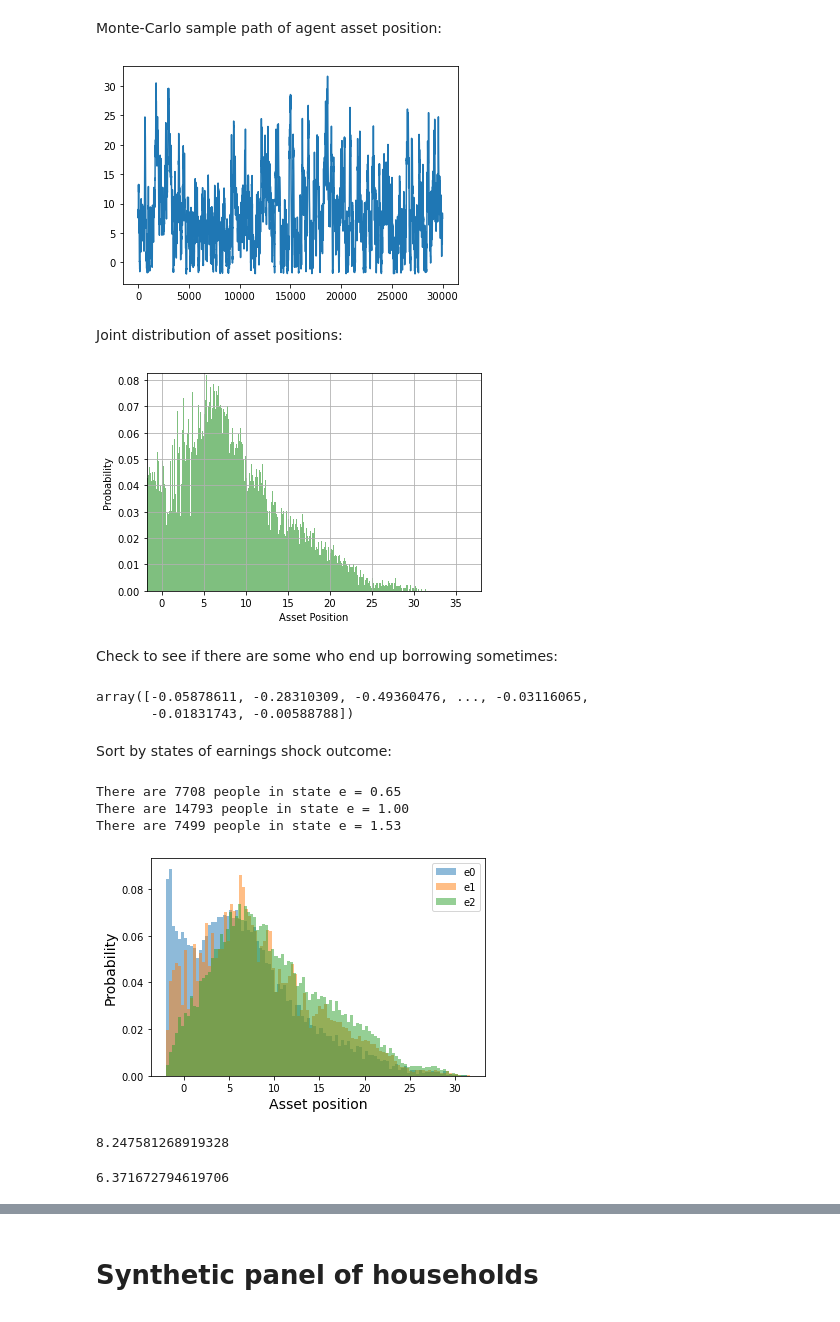
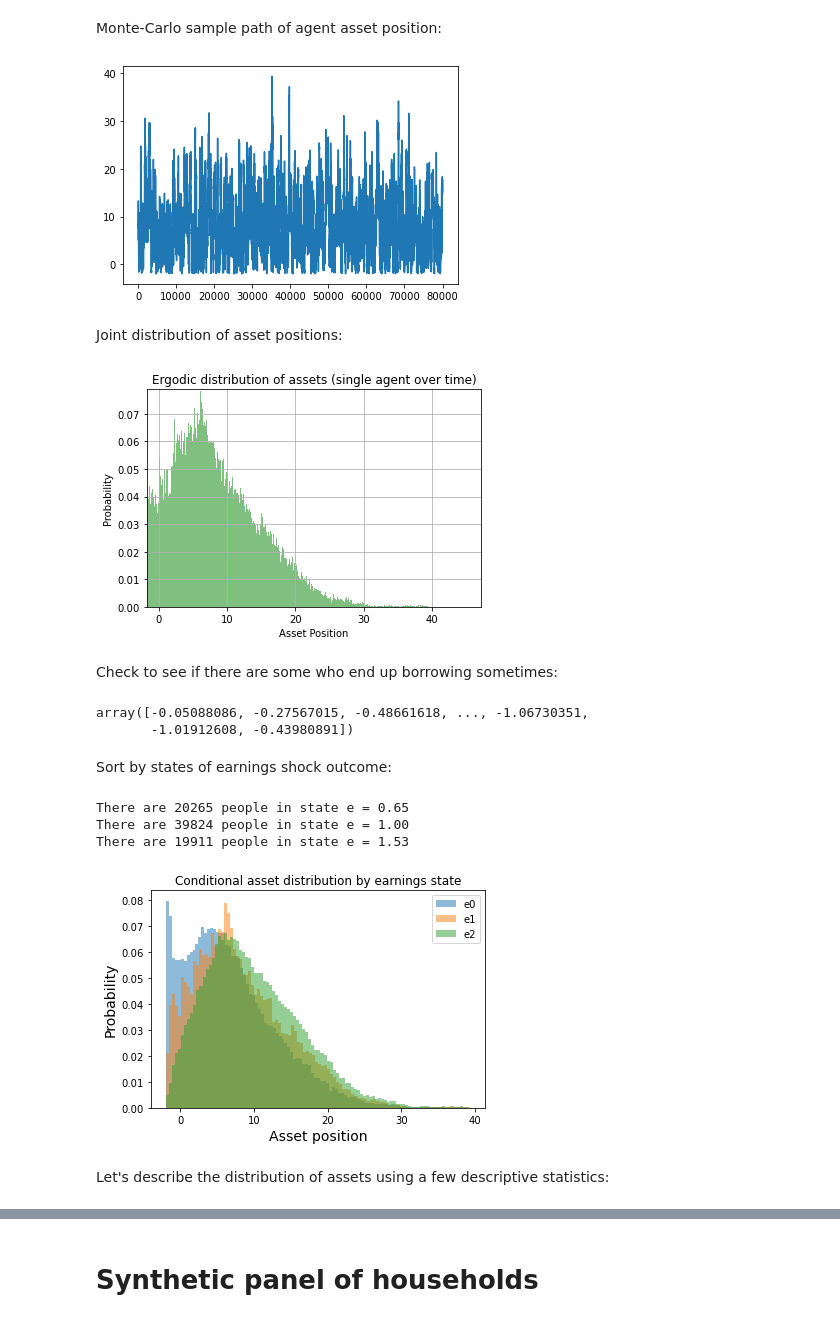
Before and after one commit to phantomachine/macroteoria, a Jupyter notebook: exercises11/Bewley-Aiyagari-Panel-Simulation.ipynb, the cells around one changed output, grey strips where cells are left out. Drawn from its saved outputs; the diff is of its cells as text; code cells hidden in the pictures.

```diff
--- a/exercises11/Bewley-Aiyagari-Panel-Simulation.ipynb
+++ b/exercises11/Bewley-Aiyagari-Panel-Simulation.ipynb
@@ -34,7 +38,7 @@ v, g = wham.Howard(params, display_howard=True)
 # %% [markdown]
 Simulate sample path given optimal policy $(a,e) \mapsto g(a,e)$:
 # %%
-apath, epath = wham.MonteCarloSimulation(g, T_sim=50000)
+apath, epath = wham.MonteCarloSimulation(g, T_sim=100000)
 # %% [markdown]
 ## Remove effect of initial conditions
 # %% [markdown]
@@ -92,7 +96,7 @@ plt.figure()
 plt.plot(apath_burn)
 plt.show()
 # %% [output]
-[figure, old version]
+[figure, new version]
 # %% [markdown]
 Joint distribution of asset positions:
 # %%
@@ -100,48 +104,49 @@ plt.figure()
 freq, bins = wham.ShowDistro(apath_burn)
 plt.show()
 # %% [output]
-[figure, old version]
+[figure, new version]
 # %% [markdown]
 Check to see if there are some who end up borrowing sometimes:
 # %%
 apath_burn[apath_burn<0.0]
 # %% [output]
-array([-0.05878611, -0.28310309, -0.49360476, ..., -0.03116065,
-       -0.01831743, -0.00588788])
+array([-0.05088086, -0.27567015, -0.48661618, ..., -1.06730351,
+       -1.01912608, -0.43980891])
 # %% [markdown]
 Sort by states of earnings shock outcome:
 # %%
 plt.figure()
 
 A_sort_by_e = []
 
 for idx_e, e in enumerate(S):
     # Conditioning on e
     apath_by_e = apath_burn[epath_burn==e]
     A_sort_by_e.append(apath_by_e)
     print("There are %i people in state e = %0.2f"
           %(apath_by_e.size, e)
          )
     # Histograms - overlapping
     opaquefy = 0.5
     plt.hist(apath_by_e, bins=100,
              density=True,
              alpha=opaquefy,
              label="e"+str(idx_e))
 plt.xlabel("Asset position", size=14)
 plt.ylabel("Probability", size=14)
 plt.legend(loc='upper right')
+plt.title("Conditional asset distribution by earnings state")
 plt.show()
 # %% [output]
-There are 7708 people in state e = 0.65
-There are 14793 people in state e = 1.00
-There are 7499 people in state e = 1.53
+There are 20265 people in state e = 0.65
+There are 39824 people in state e = 1.00
+There are 19911 people in state e = 1.53
-[figure, old version]
+[figure, new version]
+# %% [markdown]
+Let's describe the distribution of assets using a few descriptive statistics:
 # %%
-apath_burn.mean()
+stats_single = { "Mean"     : apath_burn.mean(),
+                 "Std"      : apath_burn.std(),
+                 "Skewness" : skew(apath_burn),
+                 "Kurtosis" : kurtosis(apath_burn)
+               }
-# %% [output]
-8.247581268919328
-# %%
-apath_burn.std()
-# %% [output]
-6.371672794619706
```
Also changed, not shown: parts of 26 cells of this notebook, 1 other file.
